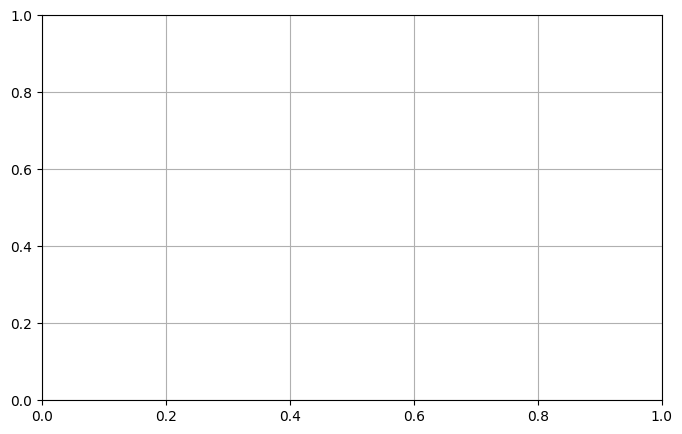
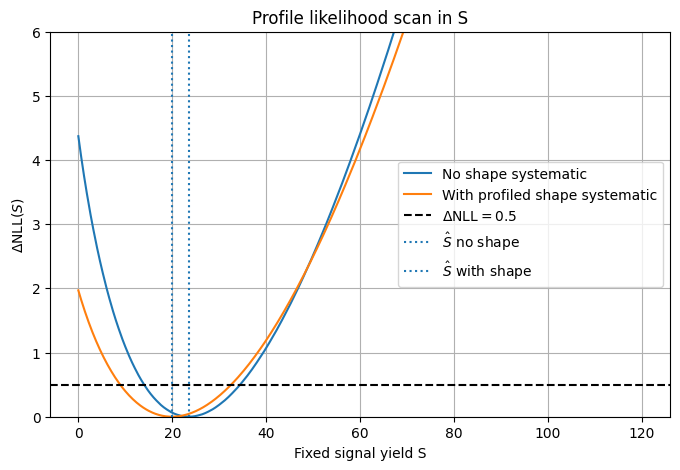
The notebook cell's code change between the first figure and the second:
--- before
+++ after
@@ -2,11 +2,11 @@
 
 fig, ax = plt.subplots()
-ax.plot(S_no, delta_nll_no, label="No shape systematic")
-ax.plot(S_with, delta_nll_with, label="With profiled shape systematic")
-ax.axhline(0.5, linestyle="--", color="black", label=r"$\\Delta\\mathrm{NLL}=0.5$")
-ax.axvline(fit_no_shape.x[0], linestyle=":", label=r"$\\hat S$ no shape")
-ax.axvline(fit_with_shape.x[0], linestyle=":", label=r"$\\hat S$ with shape")
+ax.plot(S_no_systematic_shape, delta_nll_no_systematic_shape, label="No shape systematic")
+ax.plot(S_with_systematic_shape, delta_nll_with_systematic_shape, label="With profiled shape systematic")
+ax.axhline(0.5, linestyle="--", color="black", label=r"$\Delta\mathrm{NLL}=0.5$")
+ax.axvline(fit_no_shape.x[0], linestyle=":", label=r"$\hat S$ no shape")
+ax.axvline(fit_with_shape.x[0], linestyle=":", label=r"$\hat S$ with shape")
 ax.set_xlabel("Fixed signal yield S")
-ax.set_ylabel(r"$\\Delta\\mathrm{NLL}(S)$")
+ax.set_ylabel(r"$\Delta\mathrm{NLL}(S)$")
 ax.set_title("Profile likelihood scan in S")
 ax.set_ylim(0, 6)

Commit: Notebook: use verbose profile-scan variable names in DeltaNLL plots and parabola cell